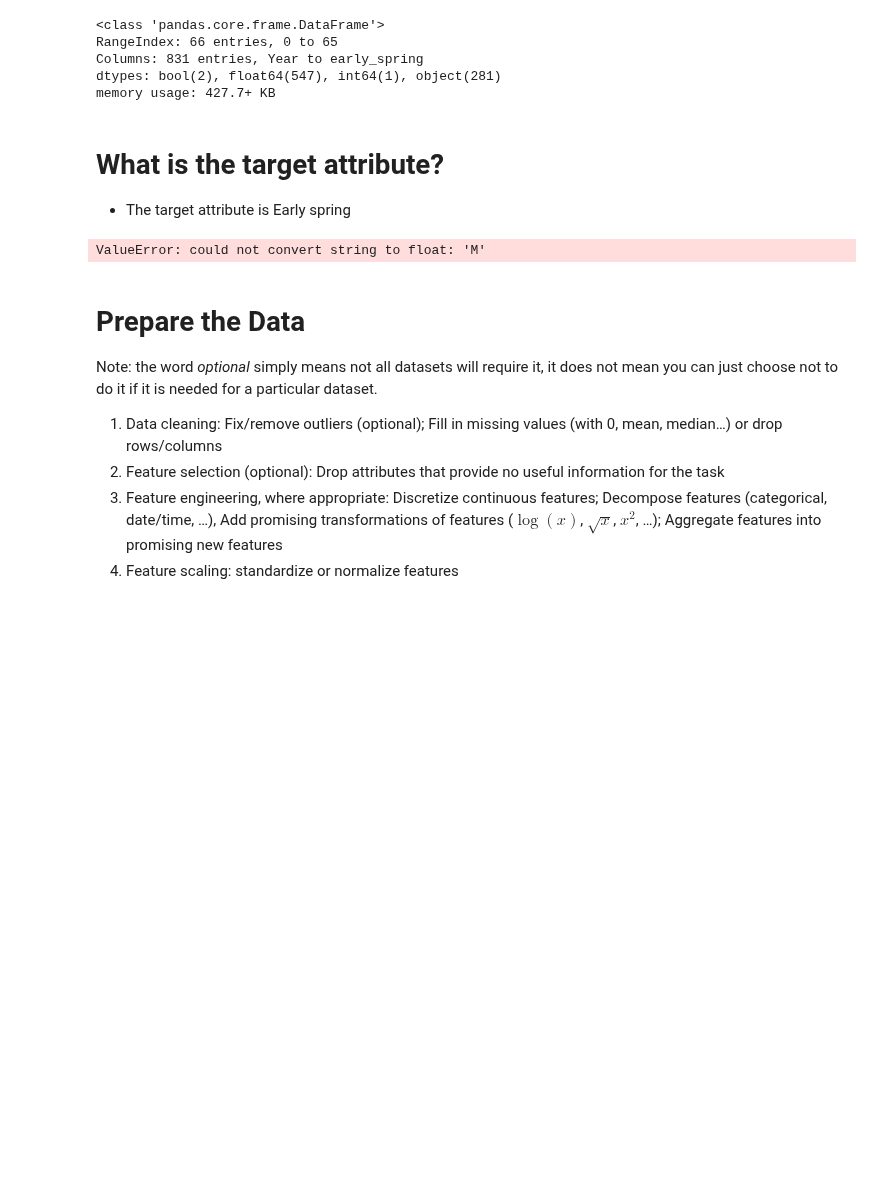
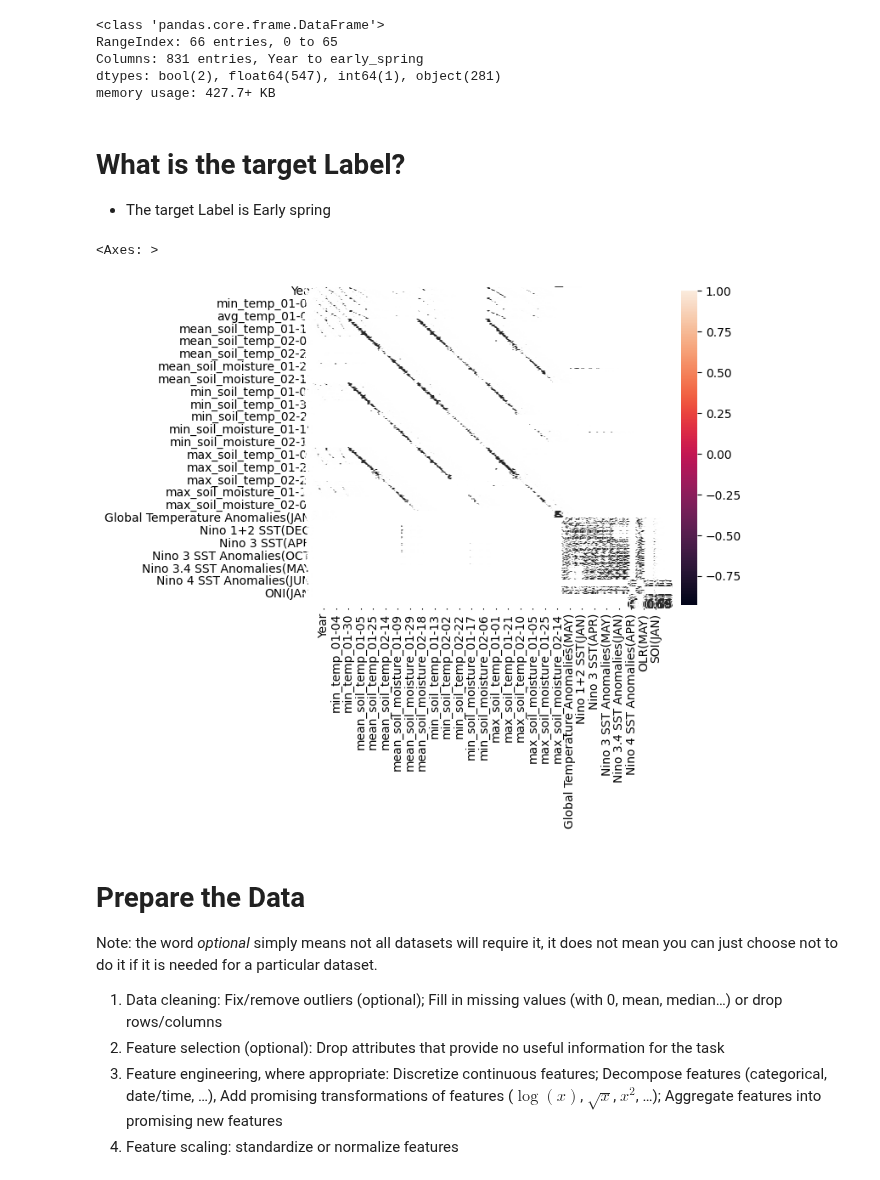
Before and after one commit to jyounes23/Project1CSCI296, a Jupyter notebook: Early Spring.ipynb, the cells around one changed output. Cells and saved outputs as stored; diff of their text form; code cells hidden in the pictures; blank space fills up the shorter version.

```diff
--- a/Early Spring.ipynb
+++ b/Early Spring.ipynb
@@ -541,17 +594,18 @@ dtypes: bool(2), float64(547), int64(1), object(281)
 memory usage: 427.7+ KB
 # %% [markdown]
 
-# What is the target attribute?
+# What is the target Label?
 
-- The target attribute is Early spring
+- The target Label is Early spring
 # %%
-# filter_data = df.select_dtypes(include=['int64', 'float64'])
+filter_data = df.select_dtypes(include=['int64', 'float64'])
 
 
-# corr_matrix = filter_data.corr()
-# sns.heatmap(corr_matrix, annot=True)
+corr_matrix = filter_data.corr()
+sns.heatmap(corr_matrix, annot=True)
 # %% [output]
-ValueError: could not convert string to float: 'M'
+<Axes: >
+[figure, added]
 # %% [markdown]
 # Prepare the Data
 
```
Also changed, not shown: parts of 3 cells of this notebook.
